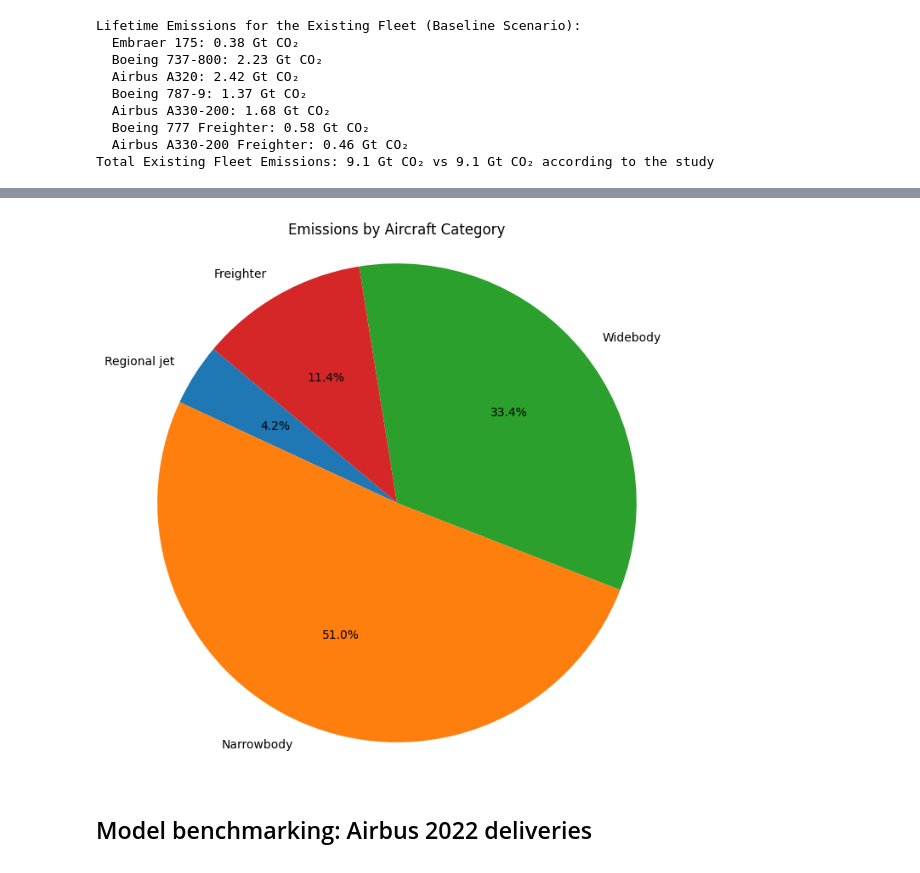
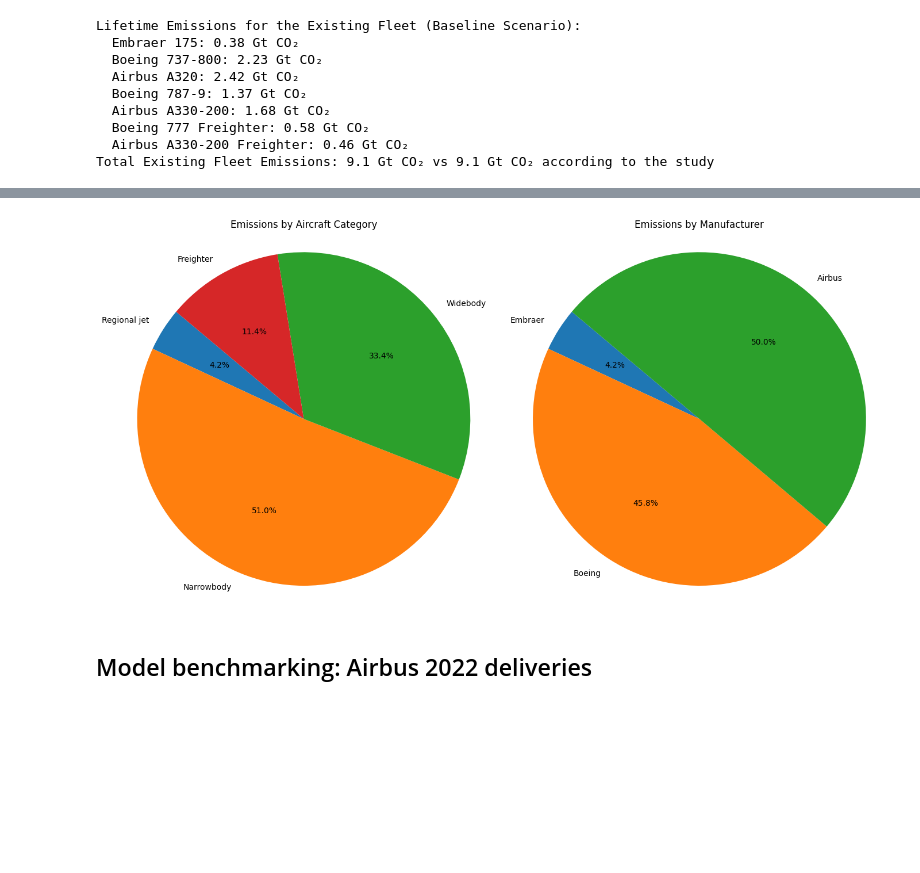
Before and after one commit to KunkelAlexander/aircraft_lifetime_emissions, a Jupyter notebook: main.ipynb, the cells around one changed output, grey strips where cells are left out. Cells and saved outputs as stored; diff of their text form; code cells hidden in the pictures; blank space fills up the shorter version.

```diff
--- a/main.ipynb
+++ b/main.ipynb
@@ -308,42 +308,81 @@ Total Existing Fleet Emissions: 9.1 Gt CO₂ vs 9.1 Gt CO₂ according to the st
 # %%
 import matplotlib.pyplot as plt
 
 # Assuming type_emission_existing is a dictionary
 sizes = type_emission_existing.values()
 
+
+# ---------------------------------------------
+# 1)  CATEGORY AGGREGATION
+# ---------------------------------------------
 translate_dict = {
     'Embraer 175': "Regional jet",
     'Boeing 737-800': "Narrowbody",
     'Boeing 787-9': "Widebody",
     'Boeing 777 Freighter': "Freighter",
     'Airbus A320':  "Narrowbody",
-    'Airbus A330-200': "Widebody",  # only one entry kept
+    'Airbus A330-200': "Widebody",
     'Airbus A330-200 Freighter': "Freighter"
 }
 
-# Aggregate values by translated category
 values = {}
 for key, emission in type_emission_existing.items():
     category = translate_dict.get(key, "Other")
     values[category] = values.get(category, 0) + emission
 
-# Extract final labels and sizes
-labels = list(values.keys())
-sizes = list(values.values())
+cat_labels = list(values.keys())
+cat_sizes  = list(values.values())
 
-# Plot
-plt.figure(figsize=(8, 8))
-plt.pie(
-    sizes,
-    labels=labels,
-    autopct='%1.1f%%',  # Show percentage with 1 decimal place
-    startangle=140      # Rotate the start of the pie chart for better layout
+# ---------------------------------------------
+# 2)  MANUFACTURER AGGREGATION
+# ---------------------------------------------
+manufacturer_map = {
+    'Embraer 175': "Embraer",
+    'Boeing 737-800': "Boeing",
+    'Boeing 787-9': "Boeing",
+    'Boeing 777 Freighter': "Boeing",
+    'Airbus A320':  "Airbus",
+    'Airbus A330-200': "Airbus",
+    'Airbus A330-200 Freighter': "Airbus"
+}
+
+mfr_values = {}
+for key, emission in type_emission_existing.items():
+    mfr = manufacturer_map.get(key, "Other")
+    mfr_values[mfr] = mfr_values.get(mfr, 0) + emission
+
+mfr_labels = list(mfr_values.keys())
+mfr_sizes  = list(mfr_values.values())
+
+# ---------------------------------------------
+# 3)  PLOT BOTH PIES SIDE-BY-SIDE
+# ---------------------------------------------
+fig, axes = plt.subplots(1, 2, figsize=(14, 7))
+
+# Left: category pie
+axes[0].pie(
+    cat_sizes,
+    labels=cat_labels,
+    autopct='%1.1f%%',
+    startangle=140
 )
-plt.axis('equal')  # Equal aspect ratio ensures that pie is drawn as a circle.
-plt.title("Emissions by Aircraft Category")
+axes[0].axis('equal')
+axes[0].set_title("Emissions by Aircraft Category")
+
+# Right: manufacturer pie
+axes[1].pie(
+    mfr_sizes,
+    labels=mfr_labels,
+    autopct='%1.1f%%',
+    startangle=140
+)
+axes[1].axis('equal')
+axes[1].set_title("Emissions by Manufacturer")
+
+plt.tight_layout()
 plt.show()
 # %% [output]
-[figure, old version]
+[figure, new version]
 # %% [markdown]
 ## Model benchmarking: Airbus 2022 deliveries
 ![image.png](attachment:image.png)
```
Also changed, not shown: parts of 1 cell of this notebook.
